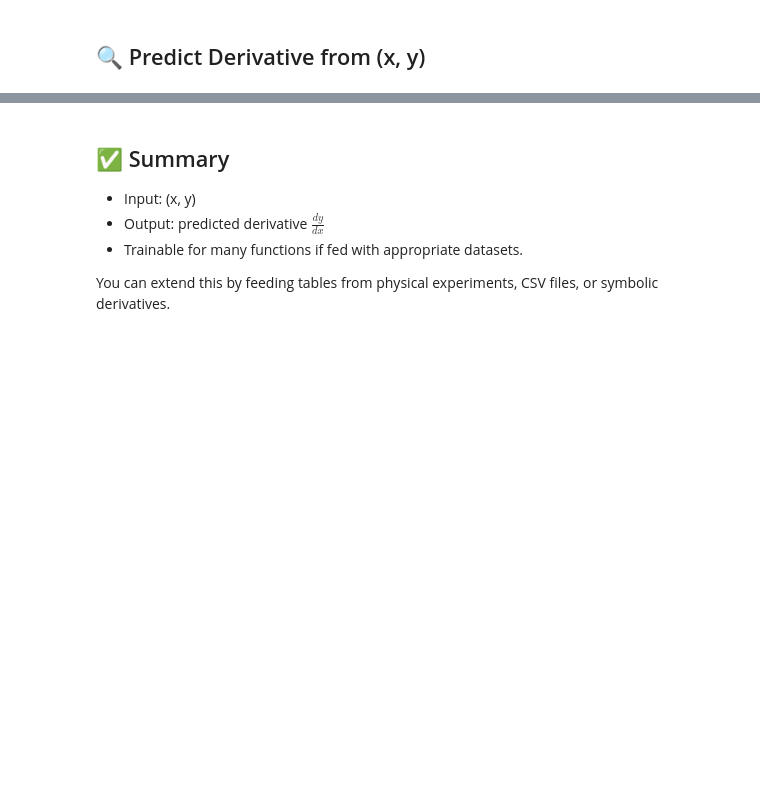
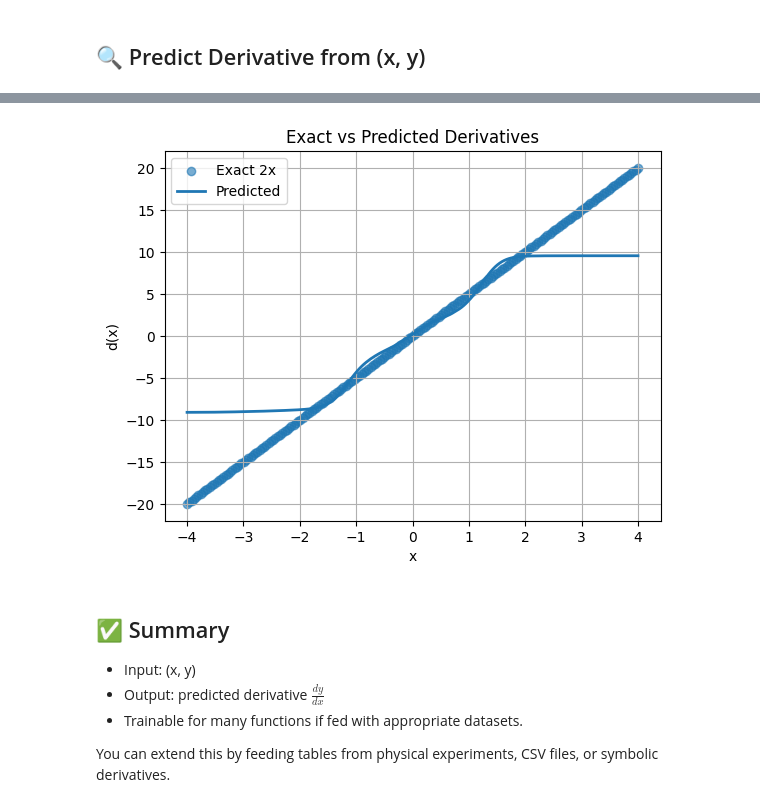
Before and after one commit to angelohafner/artificial-inteligence-classes, a Jupyter notebook: tensorflow_derivative_predictor.ipynb, the cells around one changed output, grey strips where cells are left out. Saved outputs shown, nothing was run; the diff lists cells and outputs as text; code cells hidden in the pictures; blank space fills up the shorter version.

```diff
--- a/tensorflow_derivative_predictor.ipynb
+++ b/tensorflow_derivative_predictor.ipynb
@@ -19,8 +21,8 @@ In real applications, you'd load actual tables. Here we generate data for $y = x
 # 🔢 Generate synthetic data
 def generate_data():
     x = np.linspace(-2, 2, 100)
-    y = x ** 2
-    d = 2 * x  # derivative of x^2
+    y = x ** 5
+    d = 5 * x  # derivative of x^2
     return x.astype(np.float32), y.astype(np.float32), d.astype(np.float32)
 
 x_vals, y_vals, d_vals = generate_data()
@@ -34,7 +36,11 @@ y_train = d_vals.reshape(-1, 1)
 # Create the neural network model
 model = tf.keras.Sequential([
     tf.keras.layers.Dense(64, activation='relu', input_shape=(2,)),
-    tf.keras.layers.Dense(64, activation='relu'),
+    tf.keras.layers.Dropout(0.2),  # 20% of neurons will be dropped
+    tf.keras.layers.Dense(64, activation='sigmoid'),
+    tf.keras.layers.Dropout(0.2),  # 20% of neurons will be dropped
+    tf.keras.layers.Dense(64, activation='linear'),
+    tf.keras.layers.Dropout(0.2),  # 20% of neurons will be dropped
     tf.keras.layers.Dense(1)  # output = predicted derivative
 ])
 
@@ -45,7 +51,7 @@ model.compile(optimizer='adam', loss='mse')
 # Train the model
 history = model.fit(
     X_train, y_train,
-    epochs=200,
+    epochs=50,
     batch_size=32,
     validation_split=0.1,
     verbose=1
@@ -74,0 +105,18 @@ print("Predicted derivative:", d_pred[0, 0])
+# %%
+# 🔍 Predict derivatives for a range of points and compare with exact values
+x_test = np.linspace(-4, 4, 200).astype(np.float32)
+y_test = x_test ** 5
+d_exact = 5 * x_test  # exact derivative for y = x^5
+
+d_pred = model.predict(np.stack([x_test, y_test], axis=1)).flatten()
+
+# 📊 Plot exact vs. predicted derivative
+plt.scatter(x_test, d_exact, label='Exact 2x', alpha=0.6)
+plt.plot(x_test, d_pred, label='Predicted', linewidth=2)
+plt.title("Exact vs Predicted Derivatives")
+plt.xlabel("x")
+plt.ylabel("d(x)")
+plt.legend()
+plt.grid(True)
+plt.show()
+# %% [output]
@@ -75,3 +124,4 @@ print("Predicted derivative:", d_pred[0, 0])
+[figure, added]
 # %% [markdown]
 ## ✅ Summary
 - Input: (x, y)
```
Also changed, not shown: parts of 6 cells of this notebook.
